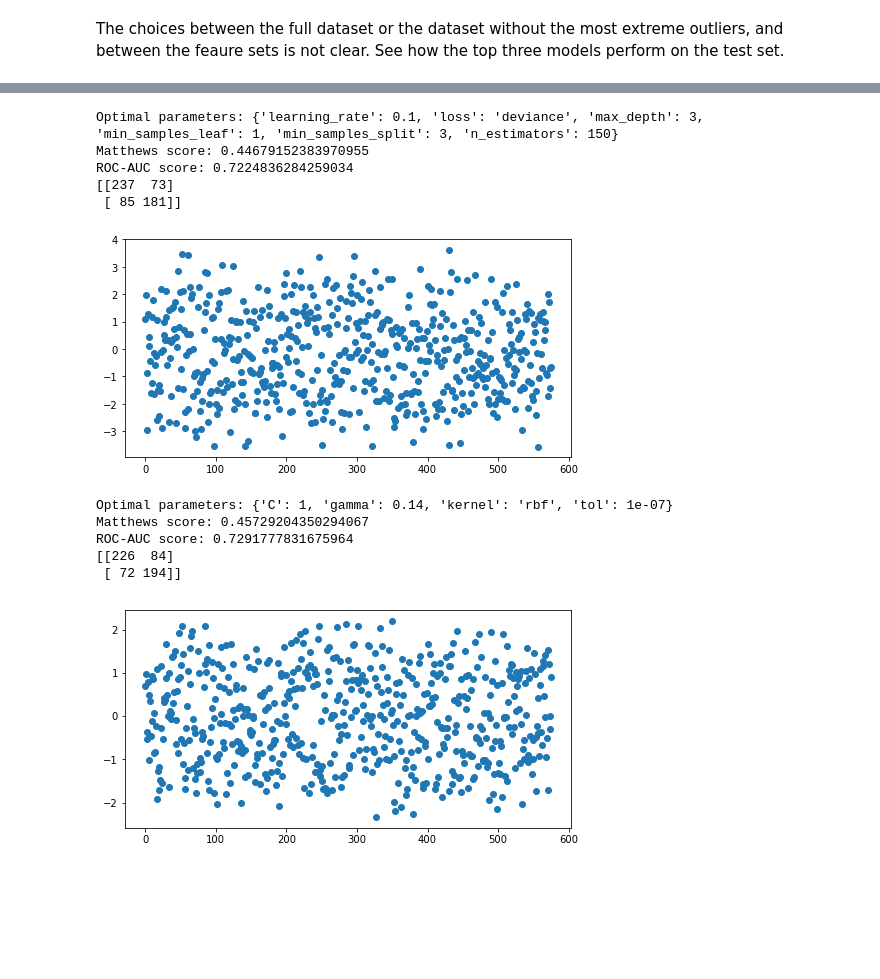
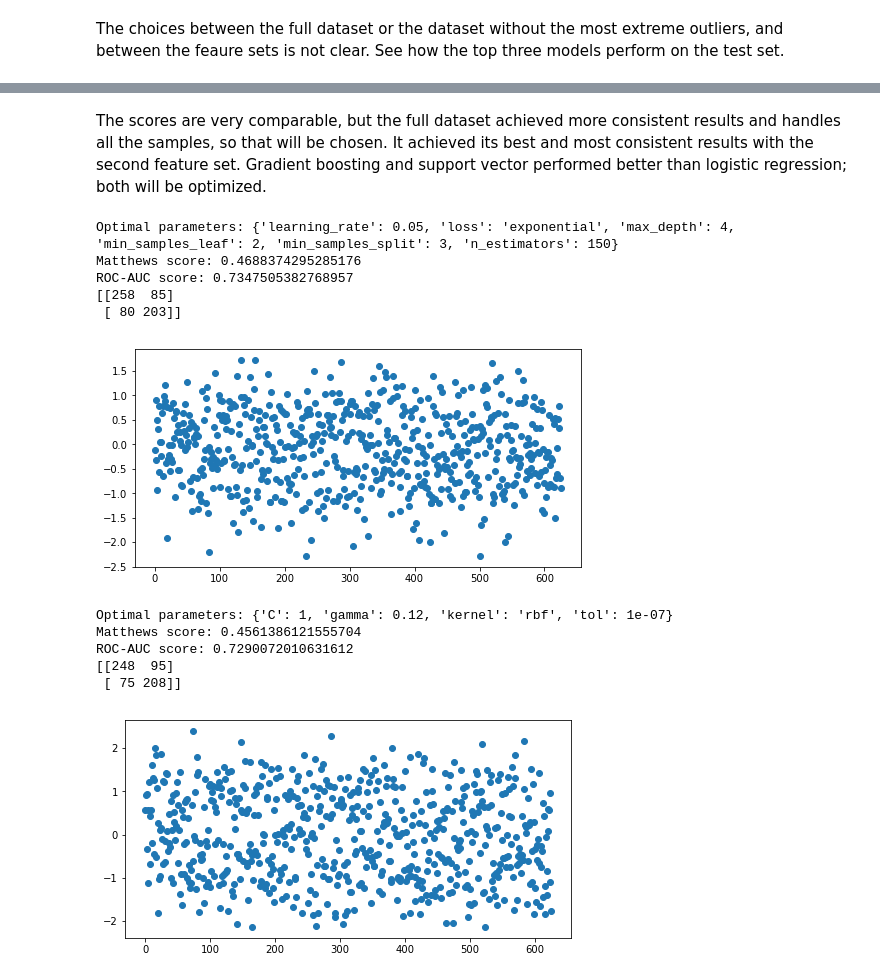
Before and after one commit to vincegiorno/drug_deaths, a Jupyter notebook: drug_deaths.ipynb, the cells around one changed output, grey strips where cells are left out. Drawn from its saved outputs; the diff is of its cells as text; code cells hidden in the pictures; blank space fills up the shorter version.

Commit message:
rerun all with class-balanced splits

```diff
--- a/drug_deaths.ipynb
+++ b/drug_deaths.ipynb
@@ -357,6 +576,6 @@ vif
 # %%
 vif2 = pd.DataFrame()
-remove = ['urban_inf', 'numeric']
+remove = ['urban_inf', 'numeric', 'high_death_rate']
 features2 = q_train.drop(remove, axis=1)
 vif2["VIF"] = [variance_inflation_factor(features2.values, i) for i in range(features2.shape[1])]
 vif2["features"] = features2.columns
@@ -499,6 +718,6 @@ Wall time: 395 µs
 # %% [markdown]
 The quantile-transformed data performed even worse. Try an alternative selection process starting with correlations with the target variable.
 # %%
-bivariate = r_train.drop('urban_inf', axis=1).corr().abs()
+bivariate = r_train.drop(['urban_inf', 'high_death_rate'], axis=1).corr().abs()
 bivariate.loc['numeric'].drop('numeric')
 # %% [output]
@@ -816,3 +1031,5 @@ Y_2_train = combine_targets(Y_4_train)
+# %%
+Y_2_train = data_train.loc[:, 'high_death_rate']
 # %%
 run_trials(Xr1_train, Y_2_train, 'Y2', 'r', 1)
 # %% [output]
@@ -1008,12 +1225,7 @@ Xr1_noxx_test = pd.get_dummies(Xr1_noxx_test, prefix='urb_inf_', columns=['urban
 Xr2_noxx_test = r_test.loc[:, features2].drop(test_xx)
 Xr2_noxx_test = pd.get_dummies(Xr2_noxx_test, prefix='urb_inf_', columns=['urban_inf'])
 
-Y_16_test = targets_test.apply(lambda x: '0-1.9' if x == '<2' else x)
-Y_16_test = Y_16_test.apply(lambda x: '30-31.9' if x == '30+' else x)
-Y_8_test = combine_targets(Y_16_test)
-Y_4_test = combine_targets(Y_8_test)
-Y_2_test = combine_targets(Y_4_test)
-
+Y_2_test = data_test.loc[:, 'high_death_rate']
 Y_2_noxx_test = Y_2_test.drop(test_xx)
 # %%
 index3 = pd.MultiIndex.from_product([['full', 'no_xx'], [1, 2]])
@@ -1092,3 +1299,5 @@ Y_bi_test = data.loc[list(Y_2_noxx_test.index), 'numeric'].apply(lambda x: 0 if
+# %% [markdown]
+The scores are very comparable, but the full dataset achieved more consistent results and handles all the samples, so that will be chosen. It achieved its best and most consistent results with the second feature set. Gradient boosting and support vector performed better than logistic regression; both will be optimized.
 # %%
 from sklearn.model_selection import GridSearchCV
 from sklearn.metrics import roc_auc_score
@@ -1113,20 +1322,20 @@ gbc_params = { 'loss': ['deviance', 'exponential'], 'learning_rate': [.01, .05,
 svc_params = {'C': [0.5, 1, 4, 7], 'kernel': ['linear', 'poly', 'rbf'],
              'gamma': [0.1, 0.12, 0.14], 'tol': [1e-7, 5e-7, 1e-6, 5e-6]}
 # %%
-gbc_1 = optimize(gbc, gbc_params, Xr2_noxx_train, Xr2_noxx_test, Y_bi_train, Y_bi_test)
+gbc_1 = optimize(gbc, gbc_params, Xr2_train, Xr2_test, Y_2_train, Y_2_test)
 # %% [output]
-Optimal parameters: {'learning_rate': 0.1, 'loss': 'deviance', 'max_depth': 3, 'min_samples_leaf': 1, 'min_samples_split': 3, 'n_estimators': 150}
-Matthews score: 0.44679152383970955
-ROC-AUC score: 0.7224836284259034
-[[237  73]
- [ 85 181]]
+Optimal parameters: {'learning_rate': 0.05, 'loss': 'exponential', 'max_depth': 4, 'min_samples_leaf': 2, 'min_samples_split': 3, 'n_estimators': 150}
+Matthews score: 0.4688374295285176
+ROC-AUC score: 0.7347505382768957
+[[258  85]
+ [ 80 203]]
-[figure, old version]
+[figure, new version]
 # %%
-svc_1 = optimize(svc, svc_params, Xr2_noxx_train, Xr2_noxx_test, Y_bi_train, Y_bi_test)
+svc_1 = optimize(svc, svc_params, Xr2_train, Xr2_test, Y_2_train, Y_2_test)
 # %% [output]
-Optimal parameters: {'C': 1, 'gamma': 0.14, 'kernel': 'rbf', 'tol': 1e-07}
-Matthews score: 0.45729204350294067
-ROC-AUC score: 0.7291777831675964
-[[226  84]
- [ 72 194]]
+Optimal parameters: {'C': 1, 'gamma': 0.12, 'kernel': 'rbf', 'tol': 1e-07}
+Matthews score: 0.4561386121555704
+ROC-AUC score: 0.7290072010631612
+[[248  95]
+ [ 75 208]]
-[figure, old version]
+[figure, new version]
```
Also changed, not shown: parts of 64 cells of this notebook.
